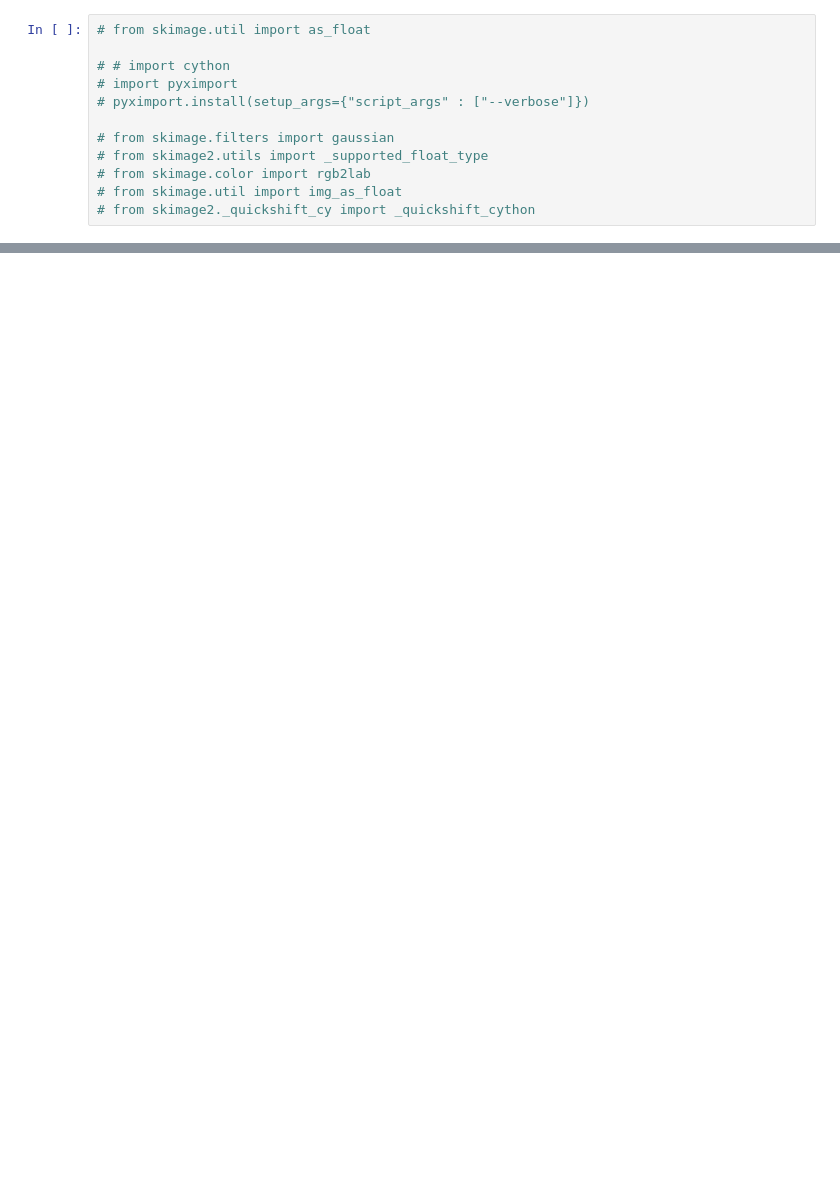
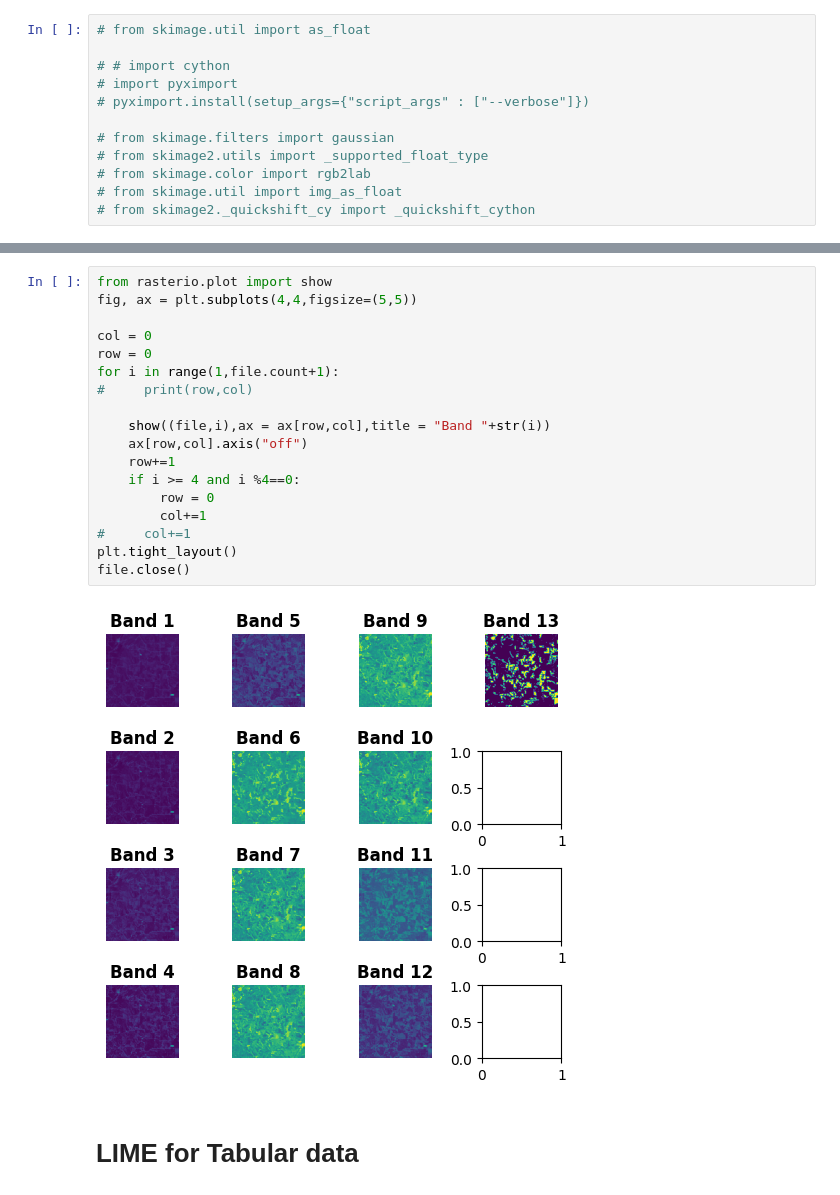
Before and after one commit to Arun-1997/Msc_Thesis, a Jupyter notebook: lime.ipynb, the cells around one changed output, grey strips where cells are left out. Saved outputs shown, nothing was run; the diff lists cells and outputs as text; blank space fills up the shorter version.

Commit message:
Changes to LIME

```diff
--- a/lime.ipynb
+++ b/lime.ipynb
@@ -60,0 +87,22 @@ ValueError: Cannot convert from object to float64.
+# %%
+from rasterio.plot import show
+fig, ax = plt.subplots(4,4,figsize=(5,5))
+
+col = 0
+row = 0
+for i in range(1,file.count+1):
+#     print(row,col)
+
+    show((file,i),ax = ax[row,col],title = "Band "+str(i))
+    ax[row,col].axis("off")
+    row+=1
+    if i >= 4 and i %4==0:
+        row = 0
+        col+=1
+#     col+=1
+plt.tight_layout()
+file.close()
+# %% [output]
+[figure, added]
+# %% [markdown]
+# LIME for Tabular data
```
Also changed, not shown: parts of 7 cells of this notebook, 1 other file.
